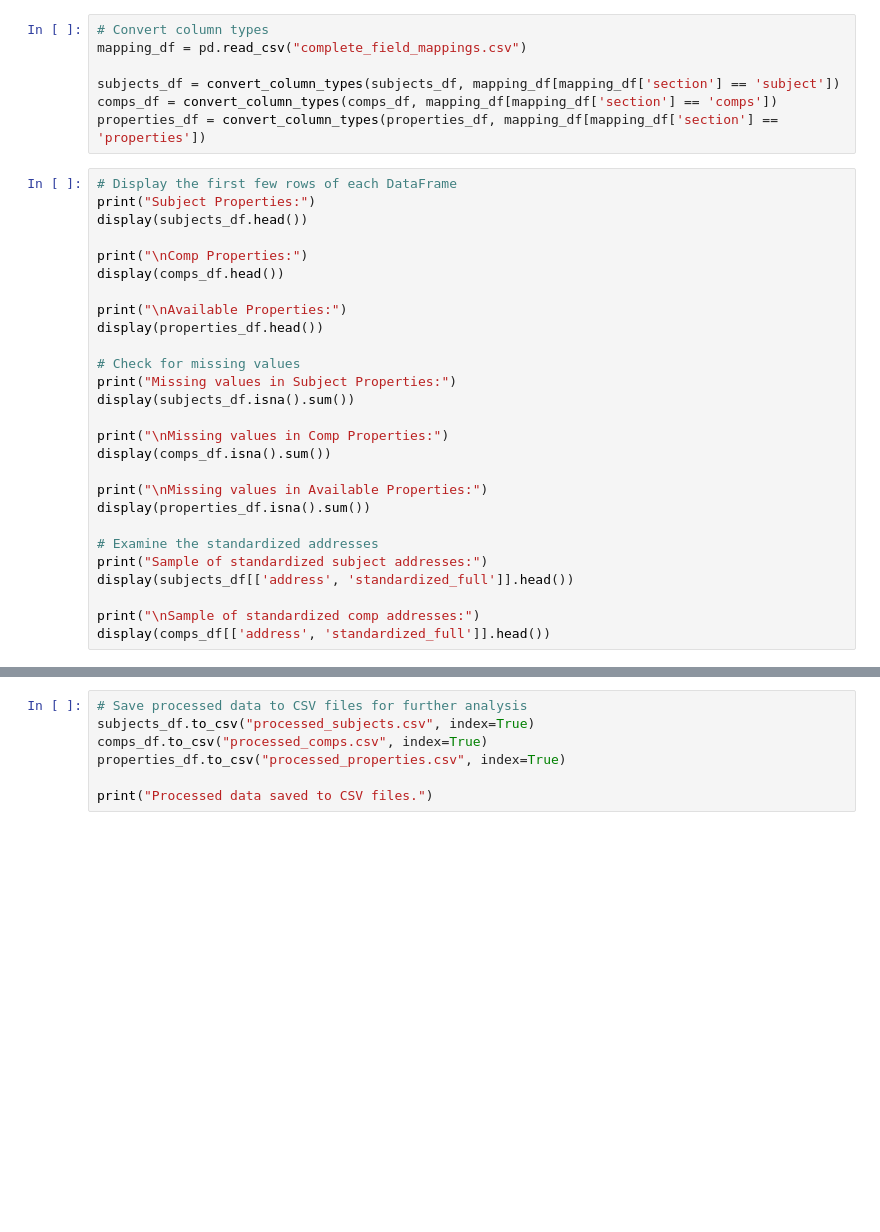
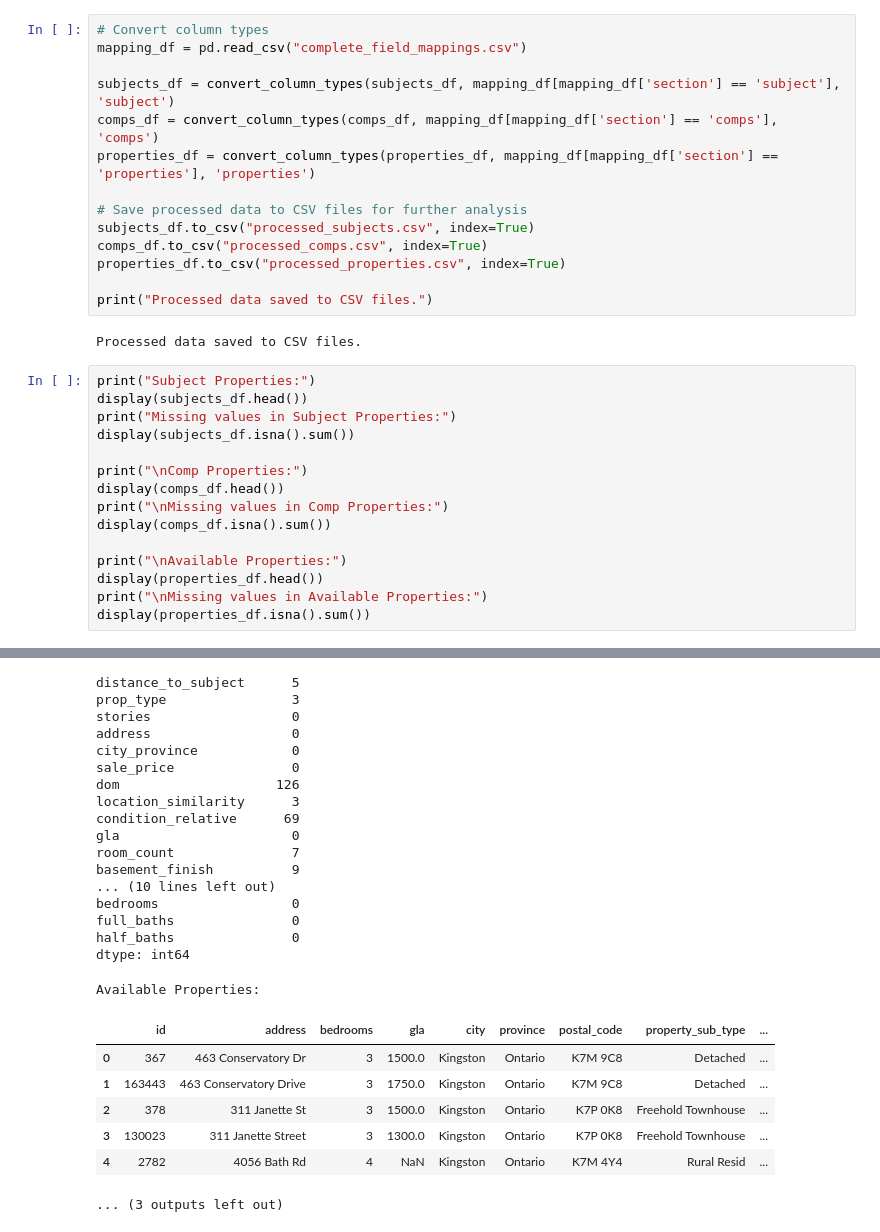
Before and after one commit to tmabdull/CompRecSystem, a Jupyter notebook: process_data.ipynb, the cells around one changed output, grey strips where cells are left out. Cells and saved outputs as stored; diff of their text form; blank space fills up the shorter version.

```diff
--- a/process_data.ipynb
+++ b/process_data.ipynb
@@ -185,33 +196,31 @@ for df in [subjects_df, comps_df, properties_df]:
 # Convert column types
 mapping_df = pd.read_csv("complete_field_mappings.csv")
 
-subjects_df = convert_column_types(subjects_df, mapping_df[mapping_df['section'] == 'subject'])
-comps_df = convert_column_types(comps_df, mapping_df[mapping_df['section'] == 'comps'])
-properties_df = convert_column_types(properties_df, mapping_df[mapping_df['section'] == 'properties'])
+subjects_df = convert_column_types(subjects_df, mapping_df[mapping_df['section'] == 'subject'], 'subject')
+comps_df = convert_column_types(comps_df, mapping_df[mapping_df['section'] == 'comps'], 'comps')
+properties_df = convert_column_types(properties_df, mapping_df[mapping_df['section'] == 'properties'], 'properties')
+
+# Save processed data to CSV files for further analysis
+subjects_df.to_csv("processed_subjects.csv", index=True)
+comps_df.to_csv("processed_comps.csv", index=True)
+properties_df.to_csv("processed_properties.csv", index=True)
+
+print("Processed data saved to CSV files.")
+# %% [output]
+Processed data saved to CSV files.
 # %%
-# Display the first few rows of each DataFrame
 print("Subject Properties:")
 display(subjects_df.head())
+print("Missing values in Subject Properties:")
+display(subjects_df.isna().sum())
 
 print("\nComp Properties:")
 display(comps_df.head())
+print("\nMissing values in Comp Properties:")
+display(comps_df.isna().sum())
 
 print("\nAvailable Properties:")
 display(properties_df.head())
-
-# Check for missing values
-print("Missing values in Subject Properties:")
-display(subjects_df.isna().sum())
-
-print("\nMissing values in Comp Properties:")
-display(comps_df.isna().sum())
-
 print("\nMissing values in Available Properties:")
 display(properties_df.isna().sum())
-
-# Examine the standardized addresses
-print("Sample of standardized subject addresses:")
-display(subjects_df[['address', 'standardized_full']].head())
-
-print("\nSample of standardized comp addresses:")
-display(comps_df[['address', 'standardized_full']].head())
+# %% [output]
@@ -218,7 +262,25 @@ display(comps_df[['address', 'standardized_full']].head())
+distance_to_subject      5
+prop_type                3
+stories                  0
+address                  0
+city_province            0
+sale_price               0
+dom                    126
+location_similarity      3
+condition_relative      69
+gla                      0
+room_count               7
+basement_finish          9
+... (10 lines left out)
+bedrooms                 0
+full_baths               0
+half_baths               0
+dtype: int64
+Available Properties:
+|  | id | address | bedrooms | gla | city | province | postal_code | property_sub_type | ... |
+| 0 | 367 | 463 Conservatory Dr | 3 | 1500.0 | Kingston | Ontario | K7M 9C8 | Detached | ... |
+| 1 | 163443 | 463 Conservatory Drive | 3 | 1750.0 | Kingston | Ontario | K7M 9C8 | Detached | ... |
+| 2 | 378 | 311 Janette St | 3 | 1500.0 | Kingston | Ontario | K7P 0K8 | Freehold Townhouse | ... |
+| 3 | 130023 | 311 Janette Street | 3 | 1300.0 | Kingston | Ontario | K7P 0K8 | Freehold Townhouse | ... |
+| 4 | 2782 | 4056 Bath Rd | 4 | NaN | Kingston | Ontario | K7M 4Y4 | Rural Resid | ... |
+... (3 outputs left out)
-# %%
-# Save processed data to CSV files for further analysis
-subjects_df.to_csv("processed_subjects.csv", index=True)
-comps_df.to_csv("processed_comps.csv", index=True)
-properties_df.to_csv("processed_properties.csv", index=True)
-
-print("Processed data saved to CSV files.")
```
Also changed, not shown: parts of 10 cells of this notebook, 6 other files.
